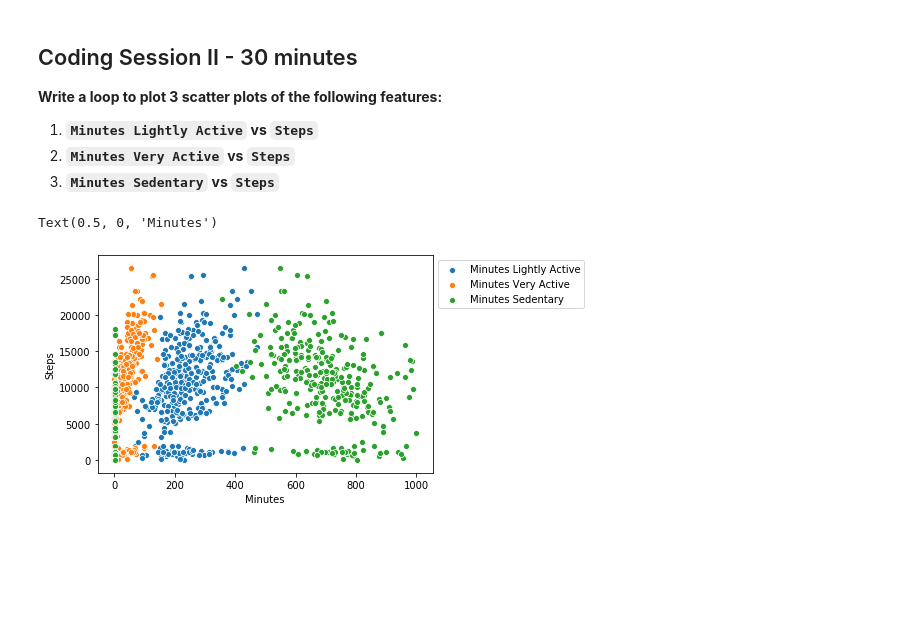
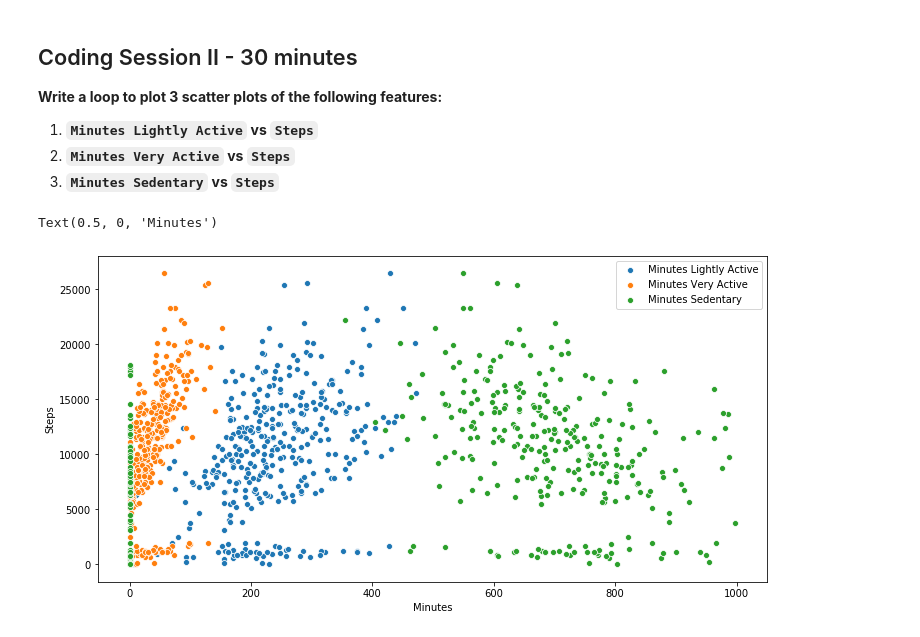
Before and after one commit to ironhack-datalabs/datamad0120, a Jupyter notebook: module-2/lab-matplotlib-seaborn/your-code/challenge-2.ipynb, the cells around one changed output. Saved outputs shown, nothing was run; the diff lists cells and outputs as text; code cells hidden in the pictures; blank space fills up the shorter version.

```diff
--- a/module-2/lab-matplotlib-seaborn/your-code/challenge-2.ipynb
+++ b/module-2/lab-matplotlib-seaborn/your-code/challenge-2.ipynb
@@ -69,12 +72,12 @@ sns.boxplot(y="Steps", x="Work_or_Weekend",data=fitbit,)
 1. **`Minutes Sedentary` vs `Steps`**
 # %%
 # Driver 2 enter codes here
-
+plt.figure(figsize=(12,6))
 variables = ["Minutes Lightly Active", "Minutes Very Active", "Minutes Sedentary"]
 [sns.scatterplot(x = variable, y="Steps", data=fitbit,
      palette="vlag") for variable in variables]
 plt.legend(variables,bbox_to_anchor=(1.0, 1.0))
 plt.xlabel("Minutes")
 # %% [output]
 Text(0.5, 0, 'Minutes')
-[figure, old version]
+[figure, new version]
```
Also changed, not shown: parts of 1 cell of this notebook, 1 other file.
